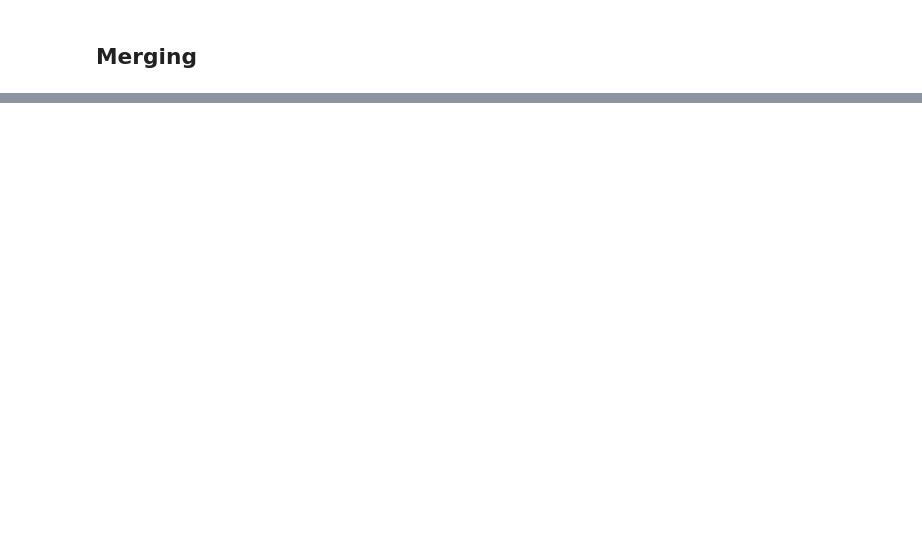
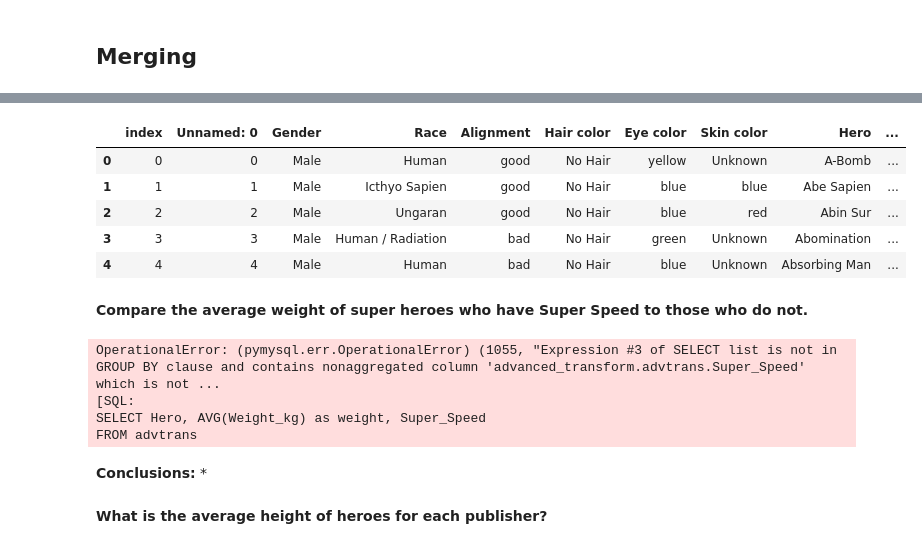
Before and after one commit to AshleyHeinrich/Advanced_Transformations_Core, a Jupyter notebook: Untitled.ipynb, the cells around one changed output, grey strips where cells are left out. Cells and saved outputs as stored; diff of their text form; code cells hidden in the pictures; blank space fills up the shorter version.

```diff
--- a/Untitled.ipynb
+++ b/Untitled.ipynb
@@ -445,0 +450,19 @@ merged.head()
+# %%
+from sqlalchemy.engine import create_engine
+import pymysql
+pymysql.install_as_MySQLdb()
+from sqlalchemy import create_engine
+from sqlalchemy_utils import create_database, database_exists
+from urllib.parse import quote_plus
+import json
+
+with open('../secrets.json') as f:
+    login = json.load(f)
+# Variables for connectin and engine
+username = login['username']
+password = quote_plus(login['password']) # Using the quote function to make the password compatible
+db_name = "advanced_transform"
+# %%
+# Create connection and engine
+connection = f'mysql+pymysql://{username}:{password}@localhost/{db_name}'
+engine = create_engine(connection)
@@ -445,0 +501,30 @@ merged.head()
+# %%
+q = """
+SELECT *
+FROM advtrans
+LIMIT 5;
+"""
+pd.read_sql(q, engine)
+# %% [output]
+|  | index | Unnamed: 0 | Gender | Race | Alignment | Hair color | Eye color | Skin color | Hero | ... |
+| 0 | 0 | 0 | Male | Human | good | No Hair | yellow | Unknown | A-Bomb | ... |
+| 1 | 1 | 1 | Male | Icthyo Sapien | good | No Hair | blue | blue | Abe Sapien | ... |
+| 2 | 2 | 2 | Male | Ungaran | good | No Hair | blue | red | Abin Sur | ... |
+| 3 | 3 | 3 | Male | Human / Radiation | bad | No Hair | green | Unknown | Abomination | ... |
+| 4 | 4 | 4 | Male | Human | bad | No Hair | blue | Unknown | Absorbing Man | ... |
+# %% [markdown]
+**Compare the average weight of super heroes who have Super Speed to those who do not.**
+# %%
+q2 = """
+SELECT Hero, AVG(Weight_kg) as weight, Super_Speed
+FROM advtrans
+GROUP BY Hero
+HAVING Super_Speed = 1;
+
+"""
+pd.read_sql(q2, engine)
+# %% [output]
+OperationalError: (pymysql.err.OperationalError) (1055, "Expression #3 of SELECT list is not in GROUP BY clause and contains nonaggregated column 'advanced_transform.advtrans.Super_Speed' which is not ...
+[SQL:
+SELECT Hero, AVG(Weight_kg) as weight, Super_Speed
+FROM advtrans
@@ -445,0 +540,5 @@ merged.head()
+# %% [markdown]
+**Conclusions:**
+*
+# %% [markdown]
+**What is the average height of heroes for each publisher?**
```
Also changed, not shown: parts of 11 cells of this notebook, 1 other file.
